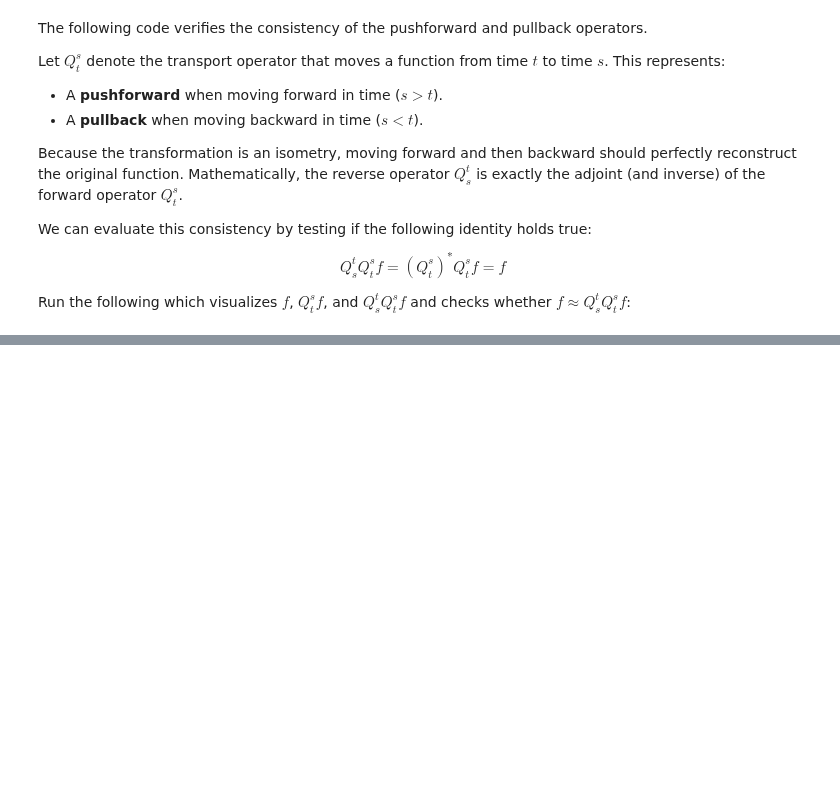
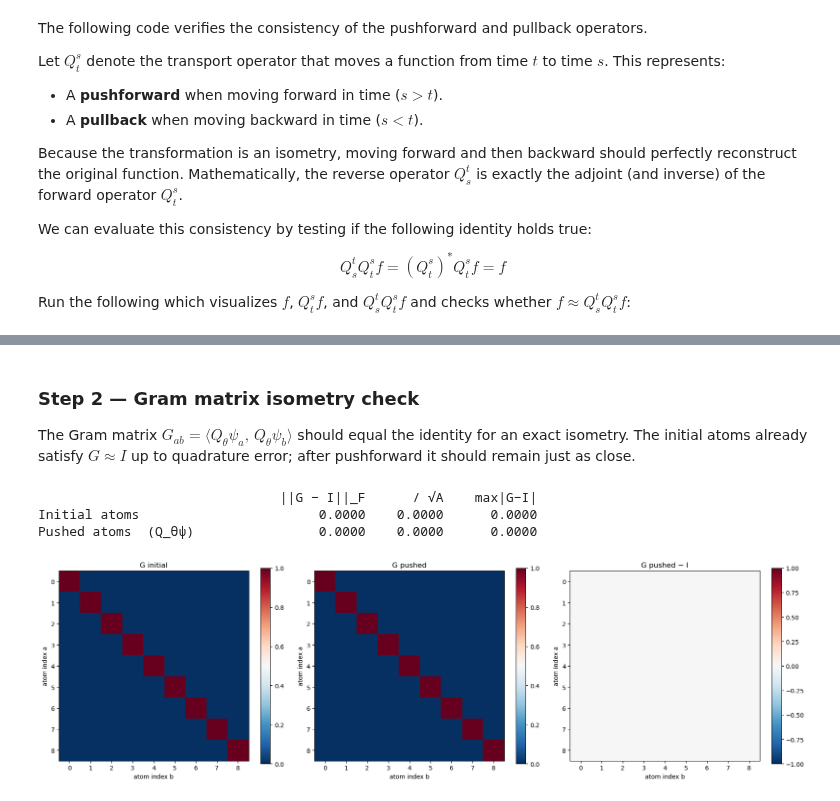
Before and after one commit to HamidrezaKmK/Learning-ONBs, a Jupyter notebook: notebooks/isometries/eulerian_transform.ipynb, the cells around one changed output, grey strips where cells are left out. Cells and saved outputs as stored; diff of their text form; code cells hidden in the pictures; blank space fills up the shorter version.

```diff
--- a/notebooks/isometries/eulerian_transform.ipynb
+++ b/notebooks/isometries/eulerian_transform.ipynb
@@ -330,0 +382,43 @@ ValueError: Spatial dimension N (5625) must be exactly divisible by sub_size (32
+# %% [markdown]
+### Step 2 — Gram matrix isometry check
+
+The Gram matrix $G_{ab} = \langle Q_\theta\psi_a,\, Q_\theta\psi_b \rangle$ should equal the identity for an exact isometry.  The initial atoms already satisfy $G \approx I$ up to quadrature error; after pushforward it should remain just as close.
+# %%
+%autoreload 2
+from infidictionary.utils import pairwise_inner_product
+
+logabsdet_3ch = torch.zeros(coords_3ch.shape[0], device=device)
+
+with torch.no_grad():
+    gram_init   = pairwise_inner_product(atoms_3ch,        atoms_3ch,        logabsdet_3ch)
+    gram_pushed = pairwise_inner_product(atoms_3ch_pushed, atoms_3ch_pushed, logabsdet_3ch)
+
+A3 = gram_init.shape[0]
+eye3 = torch.eye(A3, device=device, dtype=gram_init.dtype)
+
+err_init   = (gram_init   - eye3).norm().item()
+err_pushed = (gram_pushed - eye3).norm().item()
+
+print(f"{'':28s}  {'||G − I||_F':>12s}  {'/ √A':>8s}  {'max|G−I|':>10s}")
+print(f"{'Initial atoms':28s}  {err_init:>12.4f}  {err_init/A3**0.5:>8.4f}  "
+      f"{(gram_init - eye3).abs().max().item():>10.4f}")
+print(f"{'Pushed atoms  (Q_θψ)':28s}  {err_pushed:>12.4f}  {err_pushed/A3**0.5:>8.4f}  "
+      f"{(gram_pushed - eye3).abs().max().item():>10.4f}")
+
+fig, axes = plt.subplots(1, 3, figsize=(18, 5))
+vmax = max(gram_init.abs().max().item(), gram_pushed.abs().max().item())
+for ax, G, title in zip(axes, [gram_init, gram_pushed, gram_pushed - eye3],
+                         ['G initial', 'G pushed', 'G pushed − I']):
+    im = ax.imshow(G.detach().cpu(), cmap='RdBu_r',
+                   vmin=-vmax if 'G pushed − I' in title else 0, vmax=vmax)
+    plt.colorbar(im, ax=ax)
+    ax.set_title(title)
+    ax.set_xlabel('atom index b')
+    ax.set_ylabel('atom index a')
+plt.tight_layout()
+plt.show()
+# %% [output]
+                               ||G − I||_F      / √A    max|G−I|
+Initial atoms                       0.0000    0.0000      0.0000
+Pushed atoms  (Q_θψ)                0.0000    0.0000      0.0000
+[figure, added]
```
Also changed, not shown: parts of 14 cells of this notebook, 7 other files.
